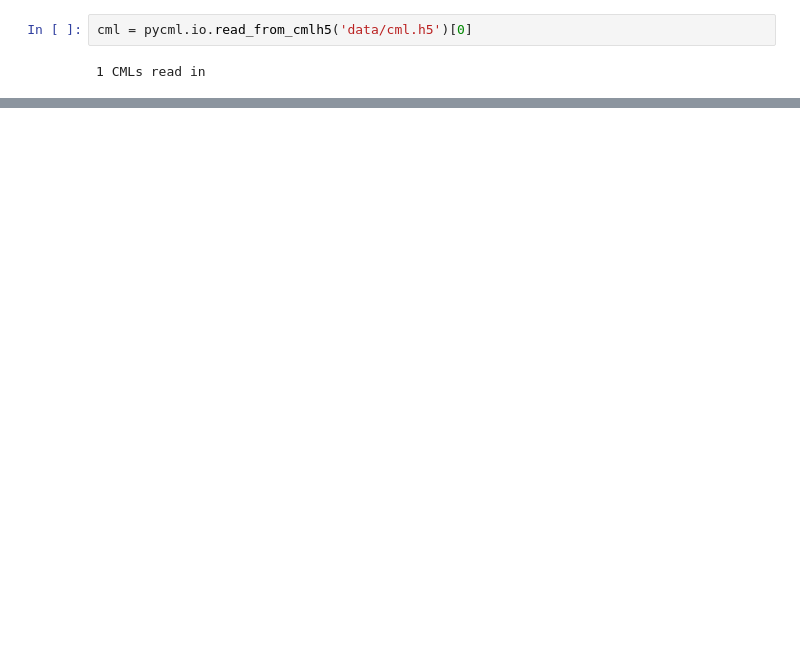
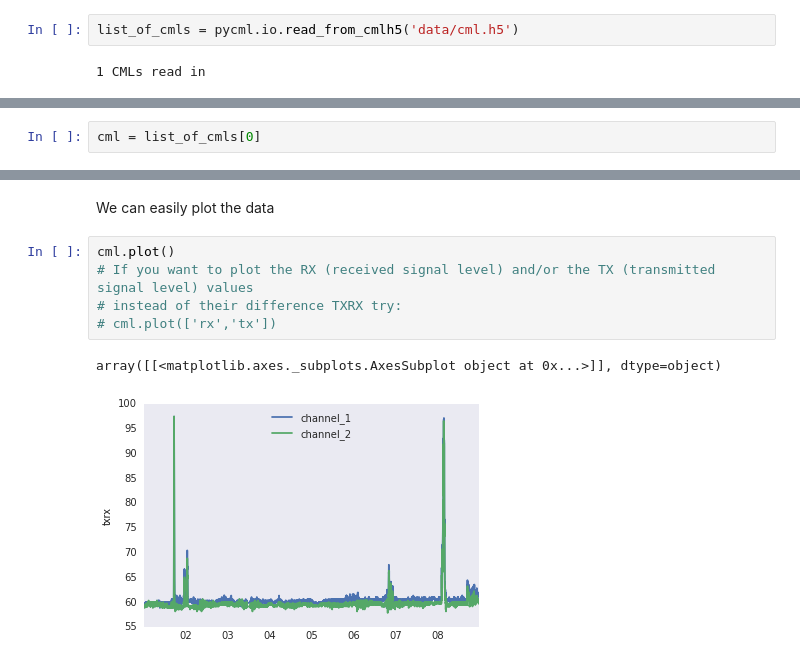
Before and after one commit to keis-f/pycml_env, a Jupyter notebook: index.ipynb, the cells around one changed output, grey strips where cells are left out. Cells and saved outputs as stored; diff of their text form; blank space fills up the shorter version.

Commit message:
New version of index and cmlh5 file

```diff
--- a/index.ipynb
+++ b/index.ipynb
@@ -8,4 +21,4 @@ Populating the interactive namespace from numpy and matplotlib
 # %%
-cml = pycml.io.read_from_cmlh5('data/cml.h5')[0]
+list_of_cmls = pycml.io.read_from_cmlh5('data/cml.h5')
 # %% [output]
 1 CMLs read in
@@ -13,0 +27,2 @@ cml.metadata['length_km'] = 4.3
+# %%
+cml = list_of_cmls[0]
@@ -13,0 +52,10 @@ cml.metadata['length_km'] = 4.3
+# %% [markdown]
+We can easily plot the data
+# %%
+cml.plot()
+# If you want to plot the RX (received signal level) and/or the TX (transmitted signal level) values
+# instead of their difference TXRX try:
+# cml.plot(['rx','tx'])
+# %% [output]
+array([[<matplotlib.axes._subplots.AxesSubplot object at 0x...>]], dtype=object)
+[figure, added]
```
Also changed, not shown: parts of 44 cells of this notebook, 1 other file.
